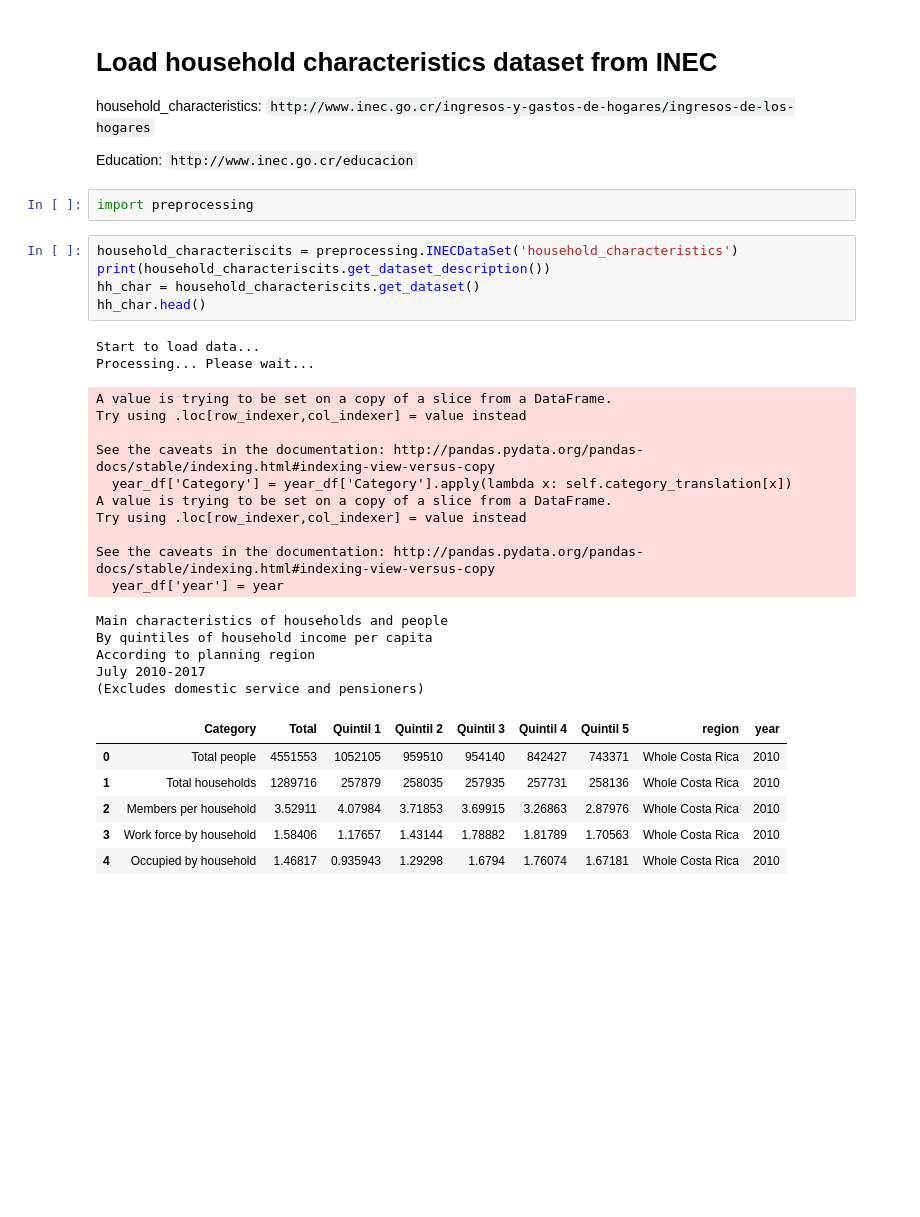
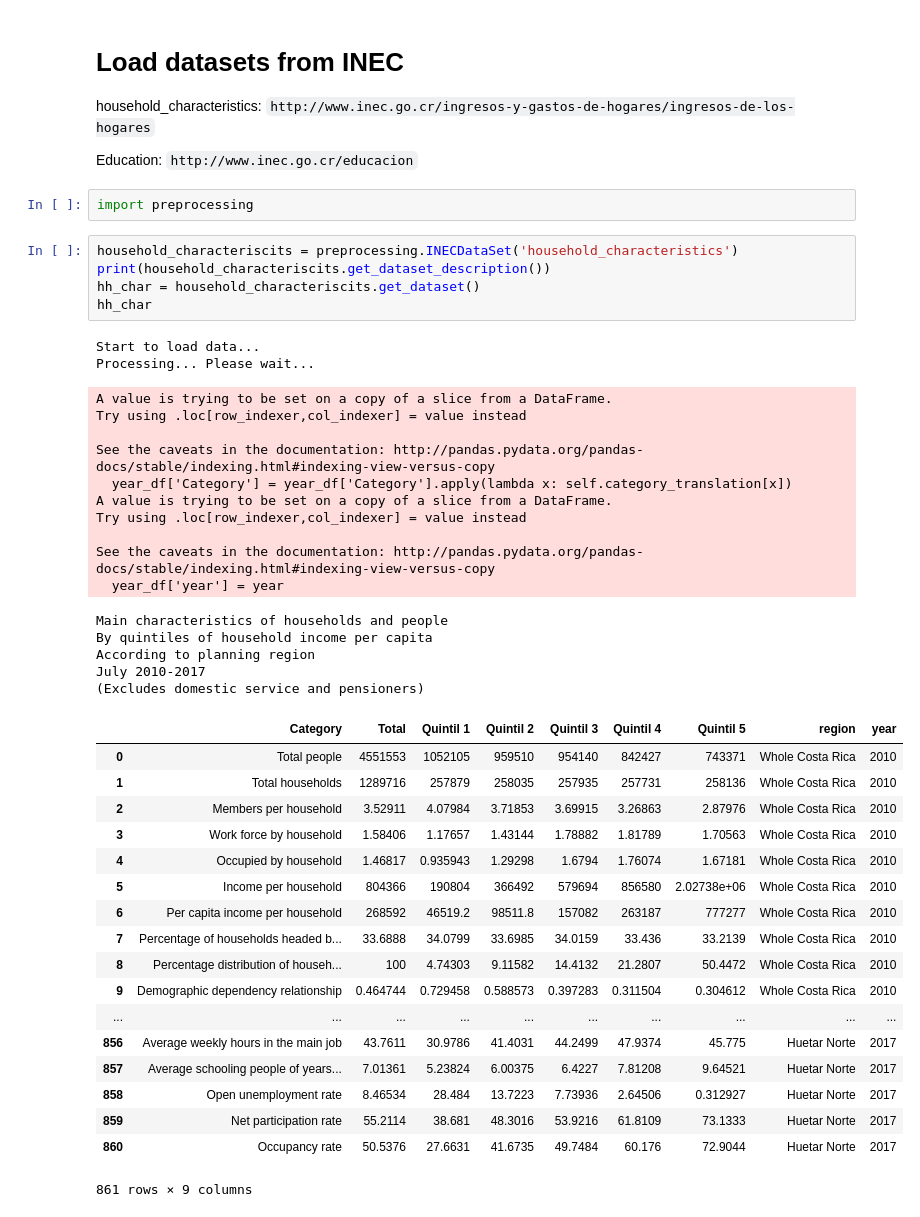
Before and after one commit to zhaomh1998/ece143, a Jupyter notebook: INEC_data_sets.ipynb, the cells around one changed output. Cells and saved outputs as stored; diff of their text form; blank space fills up the shorter version.

```diff
--- a/INEC_data_sets.ipynb
+++ b/INEC_data_sets.ipynb
@@ -1,5 +1,5 @@
 # %% [markdown]
-# Load household characteristics dataset from INEC
+# Load datasets from INEC
 household_characteristics: `http://www.inec.go.cr/ingresos-y-gastos-de-hogares/ingresos-de-los-hogares`
 
 Education: `http://www.inec.go.cr/educacion`
@@ -8,32 +8,44 @@ import preprocessing
 # %%
 household_characteriscits = preprocessing.INECDataSet('household_characteristics')
 print(household_characteriscits.get_dataset_description())
 hh_char = household_characteriscits.get_dataset()
-hh_char.head()
+hh_char
 # %% [output]
 Start to load data...
 Processing... Please wait...
 A value is trying to be set on a copy of a slice from a DataFrame.
 Try using .loc[row_indexer,col_indexer] = value instead
 
 See the caveats in the documentation: http://pandas.pydata.org/pandas-docs/stable/indexing.html#indexing-view-versus-copy
   year_df['Category'] = year_df['Category'].apply(lambda x: self.category_translation[x])
 A value is trying to be set on a copy of a slice from a DataFrame.
 Try using .loc[row_indexer,col_indexer] = value instead
 
 See the caveats in the documentation: http://pandas.pydata.org/pandas-docs/stable/indexing.html#indexing-view-versus-copy
   year_df['year'] = year
 Main characteristics of households and people
 By quintiles of household income per capita
 According to planning region
 July 2010-2017
 (Excludes domestic service and pensioners)
 |  | Category | Total | Quintil 1 | Quintil 2 | Quintil 3 | Quintil 4 | Quintil 5 | region | year |
 | 0 | Total people | 4551553 | 1052105 | 959510 | 954140 | 842427 | 743371 | Whole Costa Rica | 2010 |
 | 1 | Total households | 1289716 | 257879 | 258035 | 257935 | 257731 | 258136 | Whole Costa Rica | 2010 |
 | 2 | Members per household | 3.52911 | 4.07984 | 3.71853 | 3.69915 | 3.26863 | 2.87976 | Whole Costa Rica | 2010 |
 | 3 | Work force by household | 1.58406 | 1.17657 | 1.43144 | 1.78882 | 1.81789 | 1.70563 | Whole Costa Rica | 2010 |
 | 4 | Occupied by household | 1.46817 | 0.935943 | 1.29298 | 1.6794 | 1.76074 | 1.67181 | Whole Costa Rica | 2010 |
+| 5 | Income per household | 804366 | 190804 | 366492 | 579694 | 856580 | 2.02738e+06 | Whole Costa Rica | 2010 |
+| 6 | Per capita income per household | 268592 | 46519.2 | 98511.8 | 157082 | 263187 | 777277 | Whole Costa Rica | 2010 |
+| 7 | Percentage of households headed b... | 33.6888 | 34.0799 | 33.6985 | 34.0159 | 33.436 | 33.2139 | Whole Costa Rica | 2010 |
+| 8 | Percentage distribution of househ... | 100 | 4.74303 | 9.11582 | 14.4132 | 21.2807 | 50.4472 | Whole Costa Rica | 2010 |
+| 9 | Demographic dependency relationship | 0.464744 | 0.729458 | 0.588573 | 0.397283 | 0.311504 | 0.304612 | Whole Costa Rica | 2010 |
+| ... | ... | ... | ... | ... | ... | ... | ... | ... | ... |
+| 856 | Average weekly hours in the main job | 43.7611 | 30.9786 | 41.4031 | 44.2499 | 47.9374 | 45.775 | Huetar Norte | 2017 |
+| 857 | Average schooling people of years... | 7.01361 | 5.23824 | 6.00375 | 6.4227 | 7.81208 | 9.64521 | Huetar Norte | 2017 |
+| 858 | Open unemployment rate | 8.46534 | 28.484 | 13.7223 | 7.73936 | 2.64506 | 0.312927 | Huetar Norte | 2017 |
+| 859 | Net participation rate | 55.2114 | 38.681 | 48.3016 | 53.9216 | 61.8109 | 73.1333 | Huetar Norte | 2017 |
+| 860 | Occupancy rate | 50.5376 | 27.6631 | 41.6735 | 49.7484 | 60.176 | 72.9044 | Huetar Norte | 2017 |
+861 rows × 9 columns
 # %%
 education = preprocessing.INECDataSet('edu')
 print(education.get_dataset_description())
```
Also changed, not shown: parts of 2 cells of this notebook, 2 other files.
